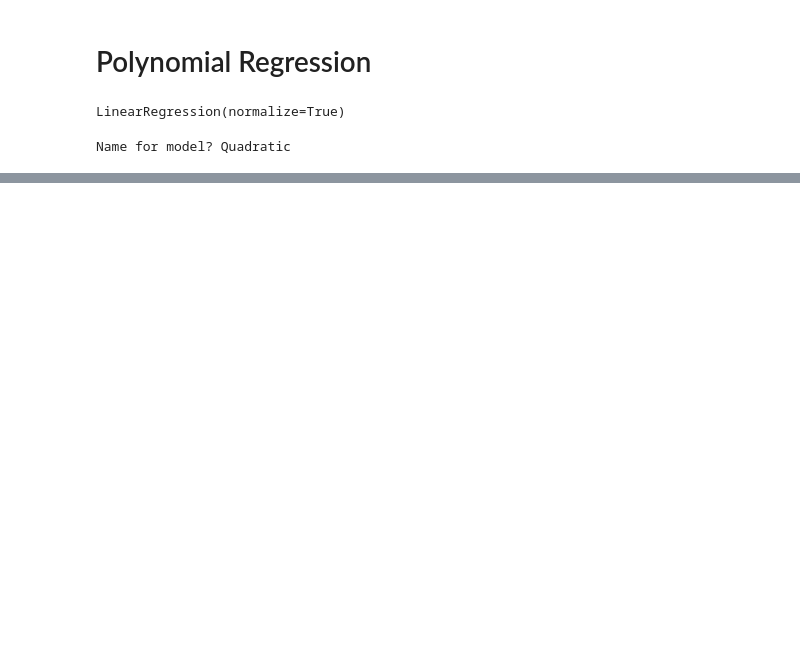
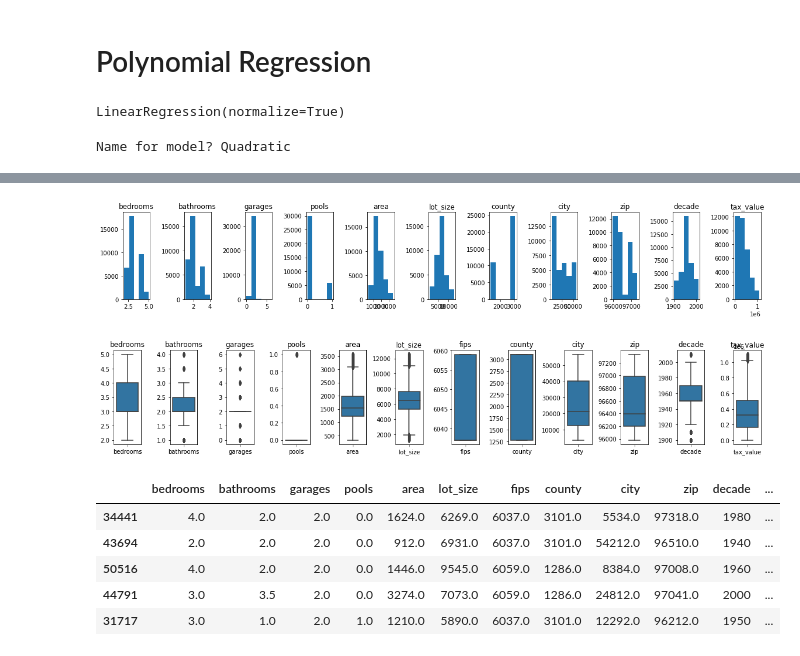
Before and after one commit to Larry-Holmes/regression-project, a Jupyter notebook: second_notebook.ipynb, the cells around one changed output, grey strips where cells are left out. Drawn from its saved outputs; the diff is of its cells as text; code cells hidden in the pictures; blank space fills up the shorter version.

```diff
--- a/second_notebook.ipynb
+++ b/second_notebook.ipynb
@@ -398,0 +465,2 @@ metric_df
+# %%
+df['yearbuilt'] = df.yearbuilt.apply(check_decade)
@@ -398,0 +476,3 @@ metric_df
+# %%
+df = df.rename(columns={'yearbuilt':'decade'})
+df.head()
@@ -398,0 +486,12 @@ metric_df
+# %%
+train, validate, test, X_train, y_train, X_validate, y_validate, X_test, y_test = wrangle.prepare_zillow(df, 'tax_value', ['bedrooms', 'bathrooms', 'area', 'lot_size', 'fips', 'county', 'city', 'zip', 'decade', 'tax_value'])
+train.head()
+# %% [output]
+[figure, added]
+[figure, added]
+|  | bedrooms | bathrooms | garages | pools | area | lot_size | fips | county | city | zip | decade | ... |
+| 34441 | 4.0 | 2.0 | 2.0 | 0.0 | 1624.0 | 6269.0 | 6037.0 | 3101.0 | 5534.0 | 97318.0 | 1980 | ... |
+| 43694 | 2.0 | 2.0 | 2.0 | 0.0 | 912.0 | 6931.0 | 6037.0 | 3101.0 | 54212.0 | 96510.0 | 1940 | ... |
+| 50516 | 4.0 | 2.0 | 2.0 | 0.0 | 1446.0 | 9545.0 | 6059.0 | 1286.0 | 8384.0 | 97008.0 | 1960 | ... |
+| 44791 | 3.0 | 3.5 | 2.0 | 0.0 | 3274.0 | 7073.0 | 6059.0 | 1286.0 | 24812.0 | 97041.0 | 2000 | ... |
+| 31717 | 3.0 | 1.0 | 2.0 | 1.0 | 1210.0 | 5890.0 | 6037.0 | 3101.0 | 12292.0 | 96212.0 | 1950 | ... |
```
Also changed, not shown: parts of 36 cells of this notebook, 3 other files.
